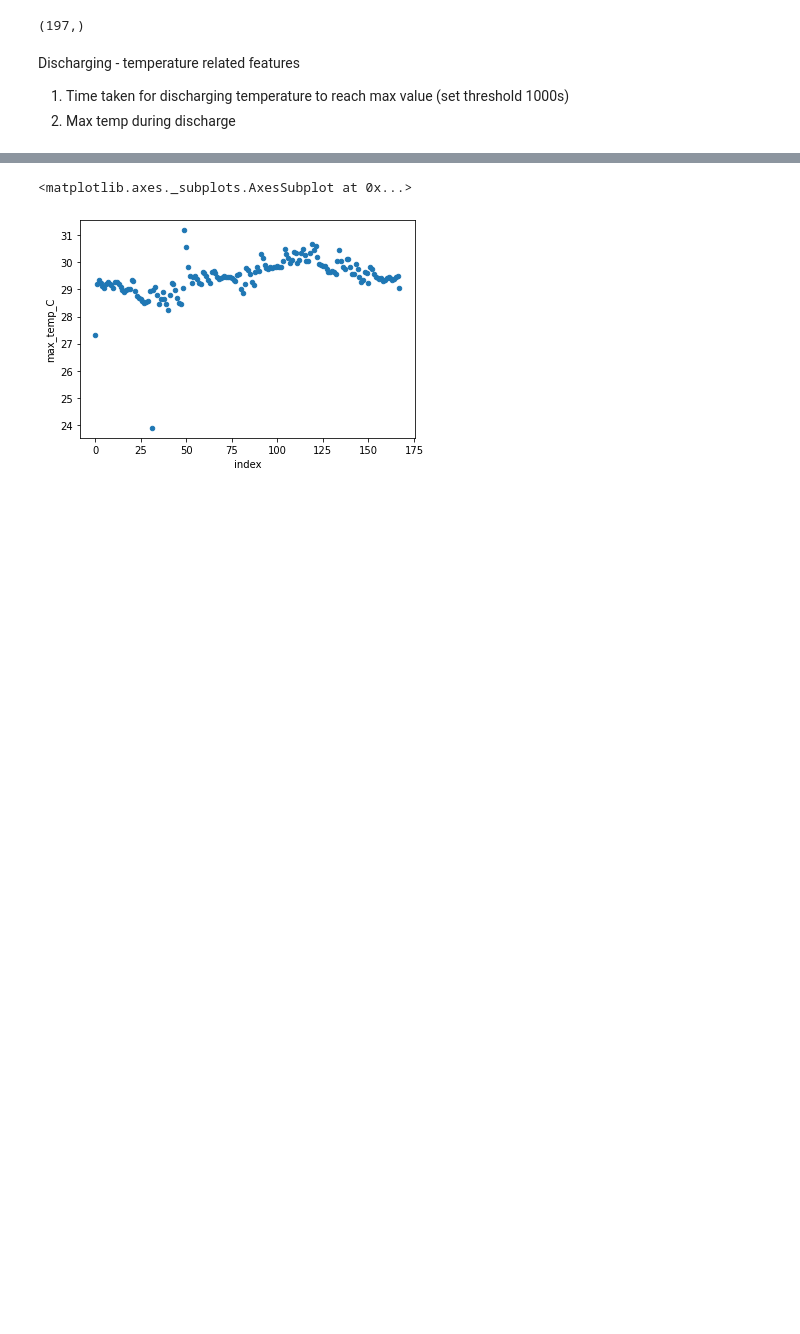
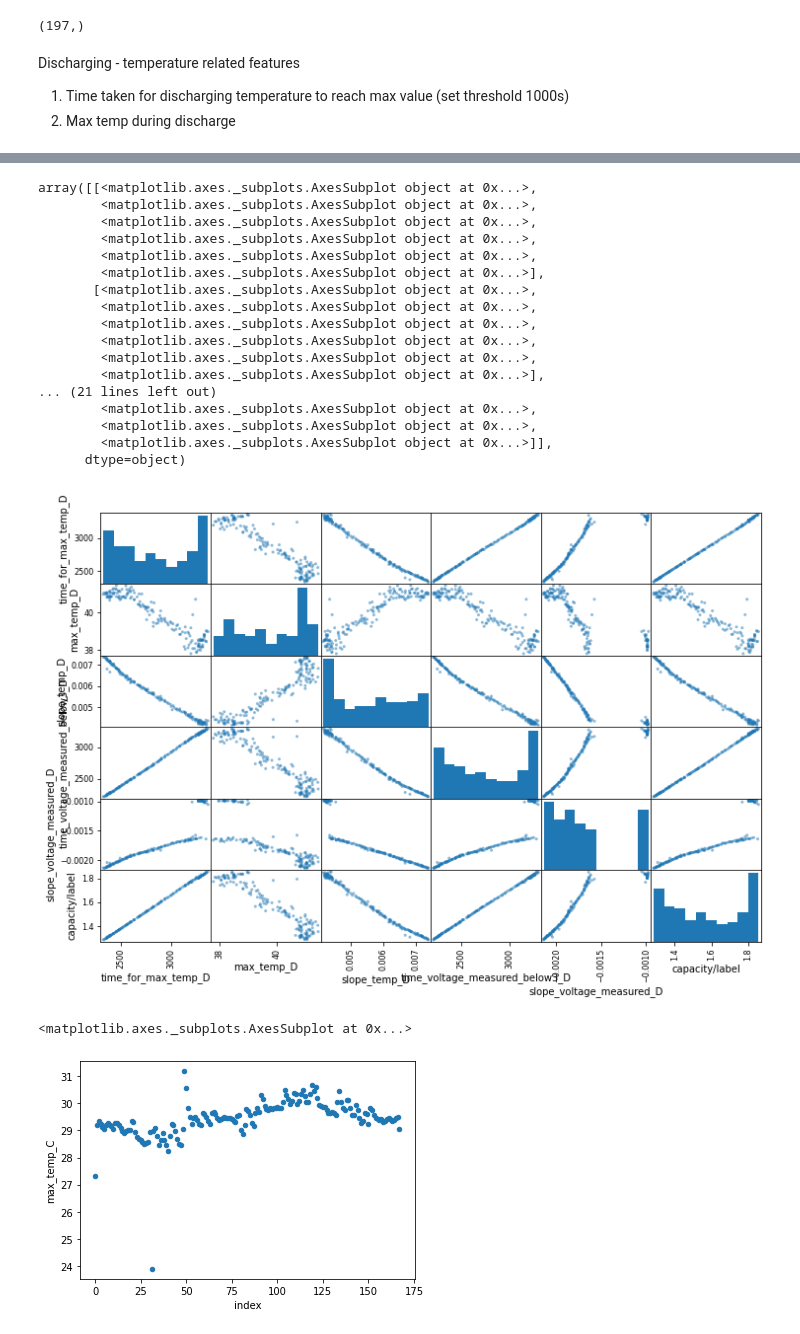
Before and after one commit to natskiu/Nasa-Battery, a Jupyter notebook: Data_Visualisation.ipynb, the cells around one changed output, grey strips where cells are left out. Saved outputs shown, nothing was run; the diff lists cells and outputs as text; code cells hidden in the pictures; blank space fills up the shorter version.

Commit message:
Updated plots

```diff
--- a/Data_Visualisation.ipynb
+++ b/Data_Visualisation.ipynb
@@ -300,3 +295,27 @@ corr_matrix
+# %%
+from pandas.plotting import scatter_matrix
+
+attributes = ["time_for_max_temp_D", "max_temp_D", "slope_temp_D", "time_voltage_measured_below3_D", "slope_voltage_measured_D", "capacity/label"]
+scatter_matrix(df[attributes], figsize=(12,8))
+# %% [output]
+array([[<matplotlib.axes._subplots.AxesSubplot object at 0x...>,
+        <matplotlib.axes._subplots.AxesSubplot object at 0x...>,
+        <matplotlib.axes._subplots.AxesSubplot object at 0x...>,
+        <matplotlib.axes._subplots.AxesSubplot object at 0x...>,
+        <matplotlib.axes._subplots.AxesSubplot object at 0x...>,
+        <matplotlib.axes._subplots.AxesSubplot object at 0x...>],
+       [<matplotlib.axes._subplots.AxesSubplot object at 0x...>,
+        <matplotlib.axes._subplots.AxesSubplot object at 0x...>,
+        <matplotlib.axes._subplots.AxesSubplot object at 0x...>,
+        <matplotlib.axes._subplots.AxesSubplot object at 0x...>,
+        <matplotlib.axes._subplots.AxesSubplot object at 0x...>,
+        <matplotlib.axes._subplots.AxesSubplot object at 0x...>],
+... (21 lines left out)
+        <matplotlib.axes._subplots.AxesSubplot object at 0x...>,
+        <matplotlib.axes._subplots.AxesSubplot object at 0x...>,
+        <matplotlib.axes._subplots.AxesSubplot object at 0x...>]],
+      dtype=object)
+[figure, added]
 # %%
 df.reset_index().plot(kind= 'scatter', x = 'index', y = 'max_temp_C')
 # %% [output]
```
Also changed, not shown: parts of 14 cells of this notebook.
